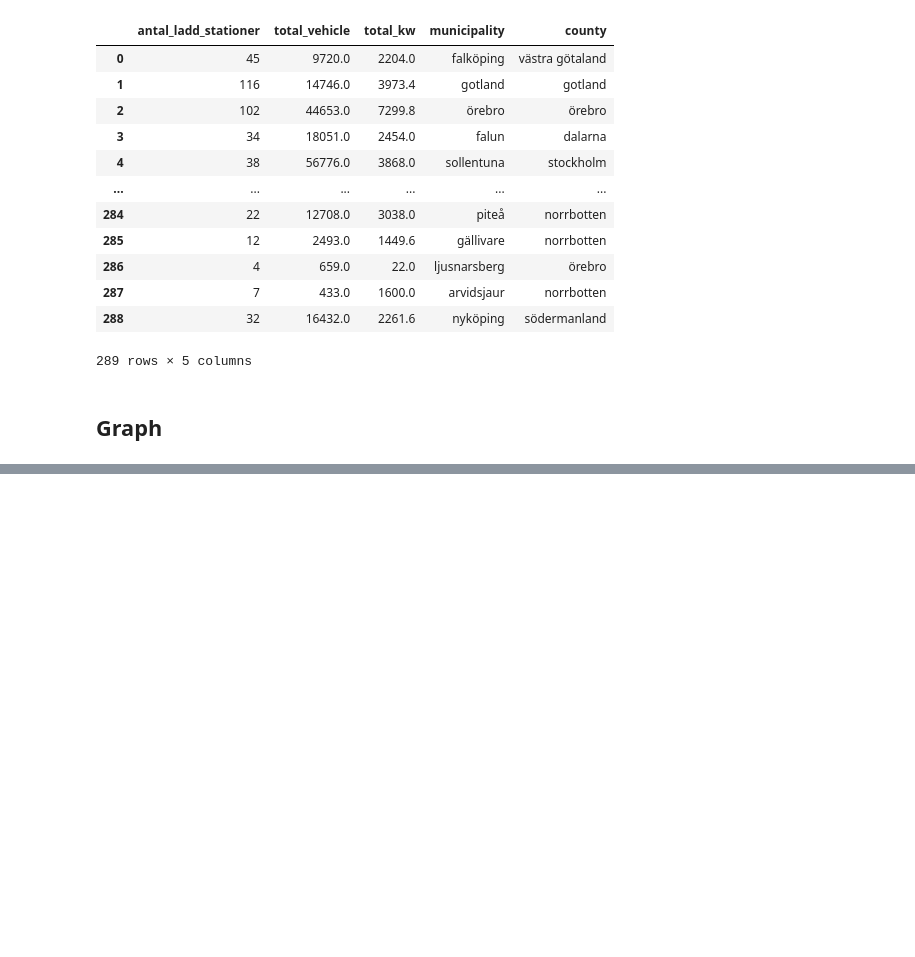
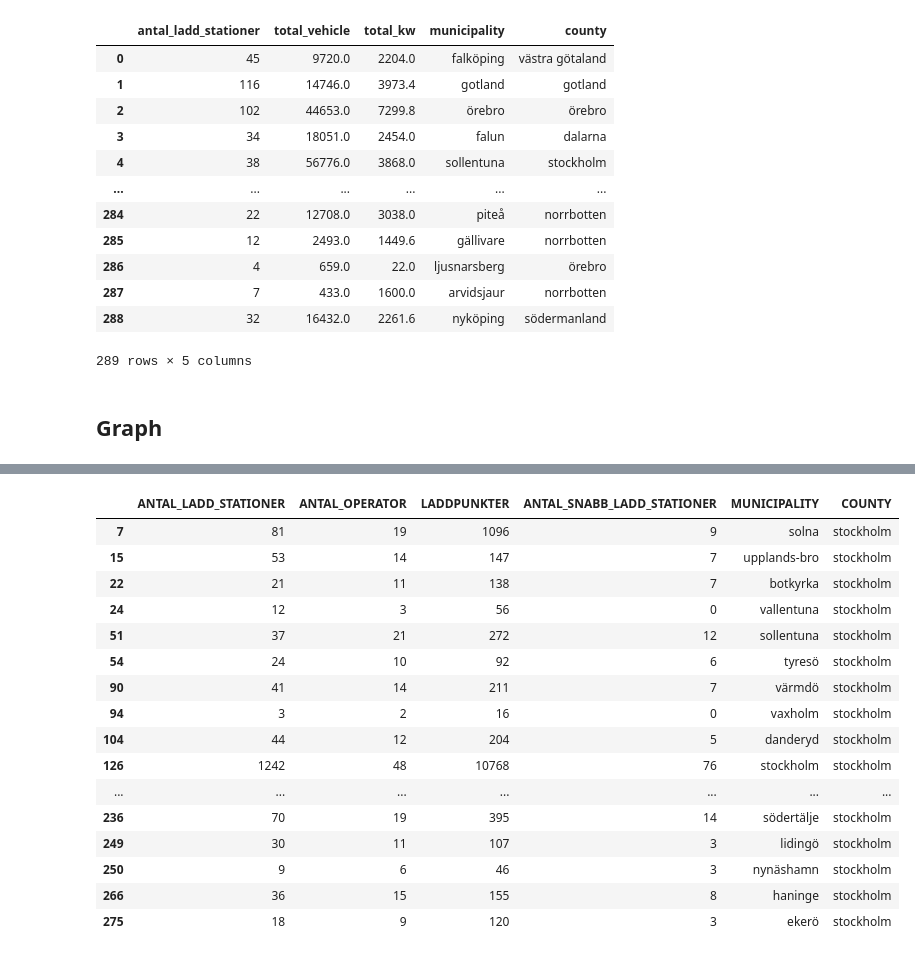
Before and after one commit to EfremDaniel/Examination_project_DE24, a Jupyter notebook: src/exploration/eda_me.ipynb, the cells around one changed output, grey strips where cells are left out. Cells and saved outputs as stored; diff of their text form; code cells hidden in the pictures; blank space fills up the shorter version.

```diff
--- a/src/exploration/eda_me.ipynb
+++ b/src/exploration/eda_me.ipynb
@@ -254,0 +303,20 @@ fig.show()
+# %%
+df.query("COUNTY == 'stockholm'")
+# %% [output]
+|  | ANTAL_LADD_STATIONER | ANTAL_OPERATOR | LADDPUNKTER | ANTAL_SNABB_LADD_STATIONER | MUNICIPALITY | COUNTY |
+| 7 | 81 | 19 | 1096 | 9 | solna | stockholm |
+| 15 | 53 | 14 | 147 | 7 | upplands-bro | stockholm |
+| 22 | 21 | 11 | 138 | 7 | botkyrka | stockholm |
+| 24 | 12 | 3 | 56 | 0 | vallentuna | stockholm |
+| 51 | 37 | 21 | 272 | 12 | sollentuna | stockholm |
+| 54 | 24 | 10 | 92 | 6 | tyresö | stockholm |
+| 90 | 41 | 14 | 211 | 7 | värmdö | stockholm |
+| 94 | 3 | 2 | 16 | 0 | vaxholm | stockholm |
+| 104 | 44 | 12 | 204 | 5 | danderyd | stockholm |
+| 126 | 1242 | 48 | 10768 | 76 | stockholm | stockholm |
+| ... | ... | ... | ... | ... | ... | ... |
+| 236 | 70 | 19 | 395 | 14 | södertälje | stockholm |
+| 249 | 30 | 11 | 107 | 3 | lidingö | stockholm |
+| 250 | 9 | 6 | 46 | 3 | nynäshamn | stockholm |
+| 266 | 36 | 15 | 155 | 8 | haninge | stockholm |
+| 275 | 18 | 9 | 120 | 3 | ekerö | stockholm |
```
Also changed, not shown: parts of 7 cells of this notebook, 2 other files.
